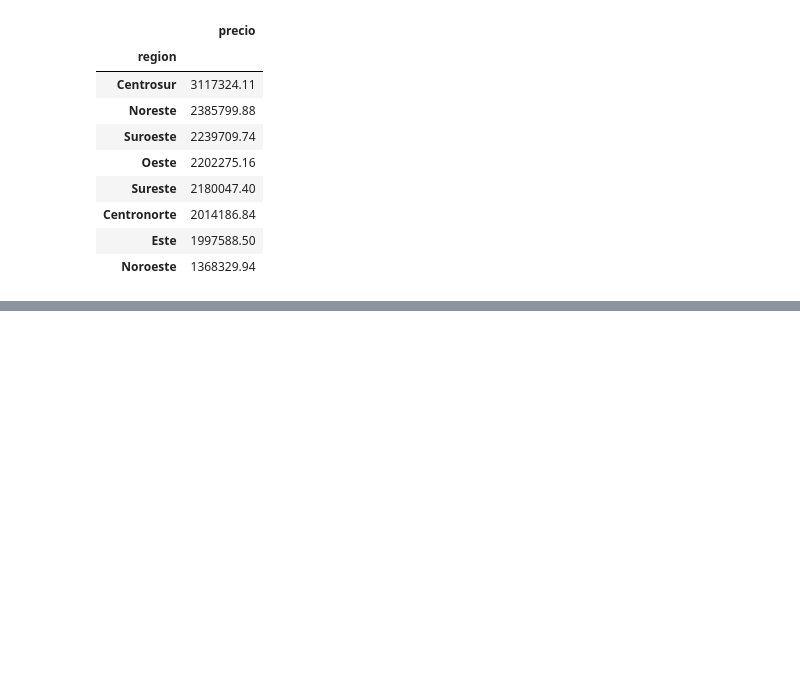
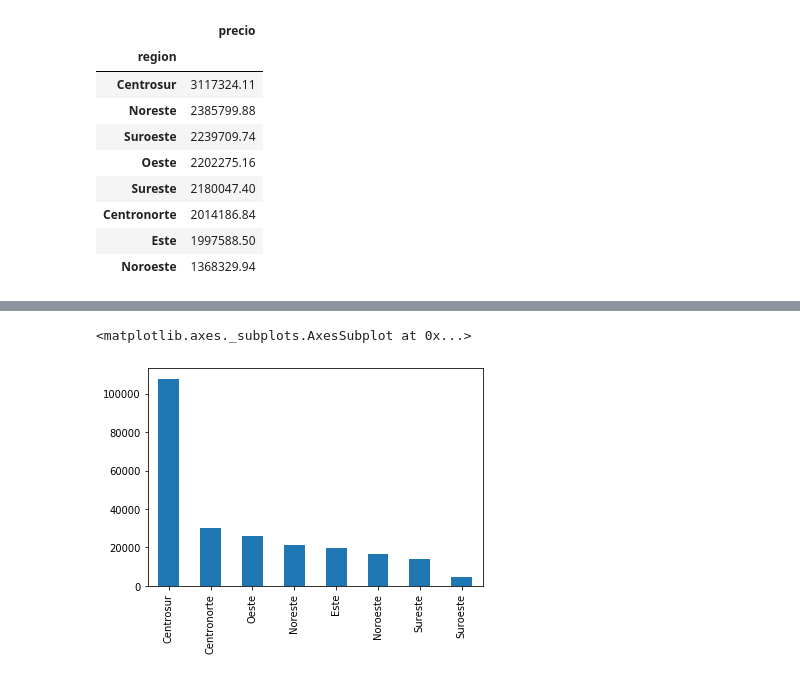
Before and after one commit to sebapenna/OrganizacionDeDatos, a Jupyter notebook: Analisis Ivo.ipynb, the cells around one changed output, grey strips where cells are left out. Saved outputs shown, nothing was run; the diff lists cells and outputs as text; code cells hidden in the pictures; blank space fills up the shorter version.

```diff
--- a/Analisis Ivo.ipynb
+++ b/Analisis Ivo.ipynb
@@ -172,3 +141,0 @@ Cantidad de "metrostotales" a los que se puede asignar nuevos valores: 51467
-# %%
-df['metrostotales'] = np.where(df['metrostotales'].isnull() & df['metroscubiertos'].notnull(), df['metroscubiertos'], df['metrostotales'])
-print('Cantidad de "metrostotales" nulos ' + str(df['metrostotales'].isnull().sum()))
@@ -189,3 +141,0 @@ Cantidad de "metroscubiertos" a los que se puede asignar nuevos valores: 17400
-# %%
-df['metroscubiertos'] = np.where(df['metroscubiertos'].isnull() & df['metrostotales'].notnull(), df['metrostotales'], df['metroscubiertos'])
-print('Cantidad de "metroscubiertos" nulos ' + str(df['metroscubiertos'].isnull().sum()))
@@ -386,0 +383,6 @@ reg_cn['precio'].to_frame().boxplot()
+# %%
+#cantidad de propiedades por region
+df['region'].value_counts().plot(kind='bar')
+# %% [output]
+<matplotlib.axes._subplots.AxesSubplot at 0x...>
+[figure, added]
```
Also changed, not shown: parts of 60 cells of this notebook, 1 other file.
